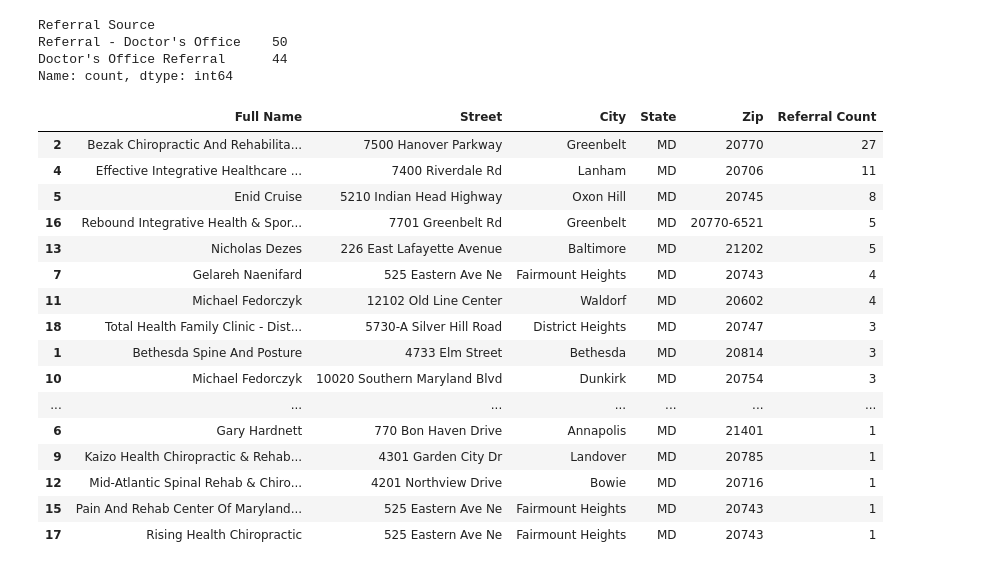
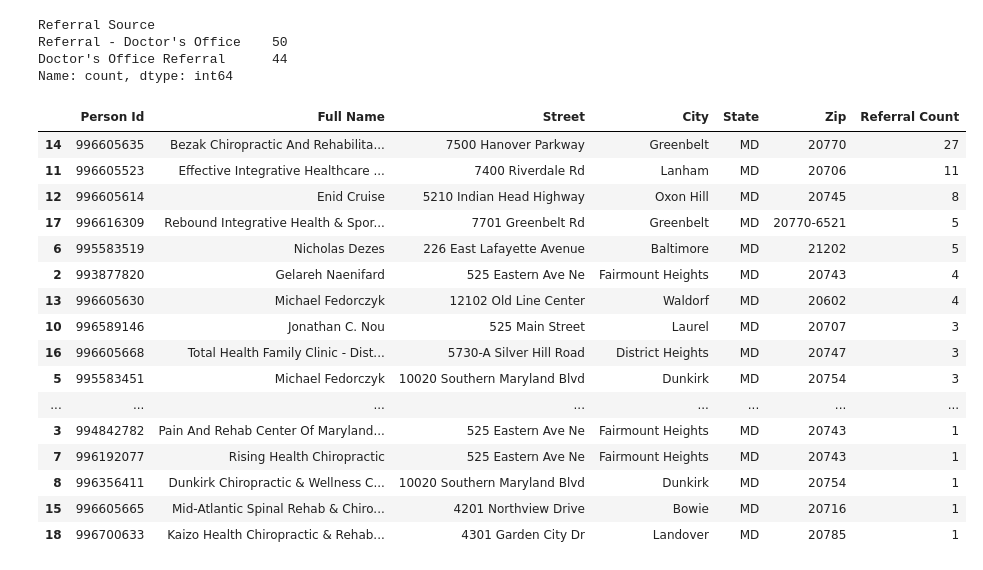
Before and after one commit to The-Jaklitsch-Law-Group/JLG_Provider_Recommender, a Jupyter notebook: prepare_contacts/contact_cleaning.ipynb, the cells around one changed output. Saved outputs shown, nothing was run; the diff lists cells and outputs as text; code cells hidden in the pictures.

Commit message:
Generating and reviewing geocoded addresses

```diff
--- a/prepare_contacts/contact_cleaning.ipynb
+++ b/prepare_contacts/contact_cleaning.ipynb
@@ -384,36 +386,37 @@ Referral - Doctor's Office    50
 Doctor's Office Referral      44
 Name: count, dtype: int64
 # %%
-full_address = ['Full Name',
+full_address = ['Person Id',
+                'Full Name',
                 'Street',
                 'City',
                 'State',
                 'Zip'
                 ]
 
 df_in_gb = (df_in_full.groupby(full_address, as_index=False)['Project ID']
             .count()
             .rename(columns = {'Project ID':'Referral Count'})
             .sort_values(by = 'Referral Count', ascending = False)
             )
 df_in_gb
 # %% [output]
-|  | Full Name | Street | City | State | Zip | Referral Count |
-| 2 | Bezak Chiropractic And Rehabilita... | 7500 Hanover Parkway | Greenbelt | MD | 20770 | 27 |
-| 4 | Effective Integrative Healthcare ... | 7400 Riverdale Rd | Lanham | MD | 20706 | 11 |
-| 5 | Enid Cruise | 5210 Indian Head Highway | Oxon Hill | MD | 20745 | 8 |
-| 16 | Rebound Integrative Health & Spor... | 7701 Greenbelt Rd | Greenbelt | MD | 20770-6521 | 5 |
-| 13 | Nicholas Dezes | 226 East Lafayette Avenue | Baltimore | MD | 21202 | 5 |
-| 7 | Gelareh Naenifard | 525 Eastern Ave Ne | Fairmount Heights | MD | 20743 | 4 |
-| 11 | Michael Fedorczyk | 12102 Old Line Center | Waldorf | MD | 20602 | 4 |
-| 18 | Total Health Family Clinic - Dist... | 5730-A Silver Hill Road | District Heights | MD | 20747 | 3 |
-| 1 | Bethesda Spine And Posture | 4733 Elm Street | Bethesda | MD | 20814 | 3 |
-| 10 | Michael Fedorczyk | 10020 Southern Maryland Blvd | Dunkirk | MD | 20754 | 3 |
-| ... | ... | ... | ... | ... | ... | ... |
-| 6 | Gary Hardnett | 770 Bon Haven Drive | Annapolis | MD | 21401 | 1 |
-| 9 | Kaizo Health Chiropractic & Rehab... | 4301 Garden City Dr | Landover | MD | 20785 | 1 |
-| 12 | Mid-Atlantic Spinal Rehab & Chiro... | 4201 Northview Drive | Bowie | MD | 20716 | 1 |
-| 15 | Pain And Rehab Center Of Maryland... | 525 Eastern Ave Ne | Fairmount Heights | MD | 20743 | 1 |
-| 17 | Rising Health Chiropractic | 525 Eastern Ave Ne | Fairmount Heights | MD | 20743 | 1 |
+|  | Person Id | Full Name | Street | City | State | Zip | Referral Count |
+| 14 | 996605635 | Bezak Chiropractic And Rehabilita... | 7500 Hanover Parkway | Greenbelt | MD | 20770 | 27 |
+| 11 | 996605523 | Effective Integrative Healthcare ... | 7400 Riverdale Rd | Lanham | MD | 20706 | 11 |
+| 12 | 996605614 | Enid Cruise | 5210 Indian Head Highway | Oxon Hill | MD | 20745 | 8 |
+| 17 | 996616309 | Rebound Integrative Health & Spor... | 7701 Greenbelt Rd | Greenbelt | MD | 20770-6521 | 5 |
+| 6 | 995583519 | Nicholas Dezes | 226 East Lafayette Avenue | Baltimore | MD | 21202 | 5 |
+| 2 | 993877820 | Gelareh Naenifard | 525 Eastern Ave Ne | Fairmount Heights | MD | 20743 | 4 |
+| 13 | 996605630 | Michael Fedorczyk | 12102 Old Line Center | Waldorf | MD | 20602 | 4 |
+| 10 | 996589146 | Jonathan C. Nou | 525 Main Street | Laurel | MD | 20707 | 3 |
+| 16 | 996605668 | Total Health Family Clinic - Dist... | 5730-A Silver Hill Road | District Heights | MD | 20747 | 3 |
+| 5 | 995583451 | Michael Fedorczyk | 10020 Southern Maryland Blvd | Dunkirk | MD | 20754 | 3 |
+| ... | ... | ... | ... | ... | ... | ... | ... |
+| 3 | 994842782 | Pain And Rehab Center Of Maryland... | 525 Eastern Ave Ne | Fairmount Heights | MD | 20743 | 1 |
+| 7 | 996192077 | Rising Health Chiropractic | 525 Eastern Ave Ne | Fairmount Heights | MD | 20743 | 1 |
+| 8 | 996356411 | Dunkirk Chiropractic & Wellness C... | 10020 Southern Maryland Blvd | Dunkirk | MD | 20754 | 1 |
+| 15 | 996605665 | Mid-Atlantic Spinal Rehab & Chiro... | 4201 Northview Drive | Bowie | MD | 20716 | 1 |
+| 18 | 996700633 | Kaizo Health Chiropractic & Rehab... | 4301 Garden City Dr | Landover | MD | 20785 | 1 |
 # %%
 df_in_gb.to_excel('./data/cleaned_inbound_referrals.xlsx', index = False)
```
Also changed, not shown: parts of 2 cells of this notebook, 8 other files.
